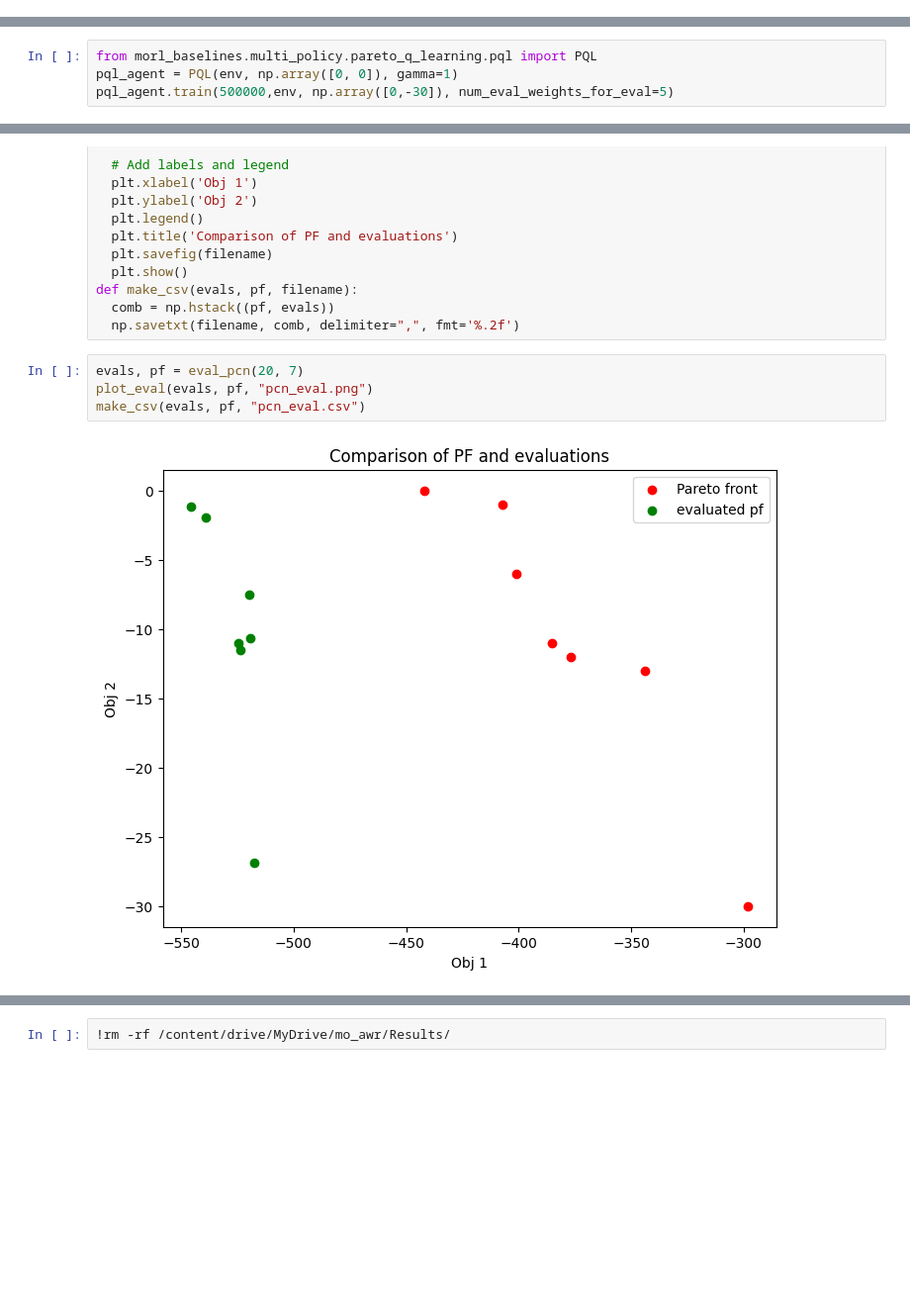
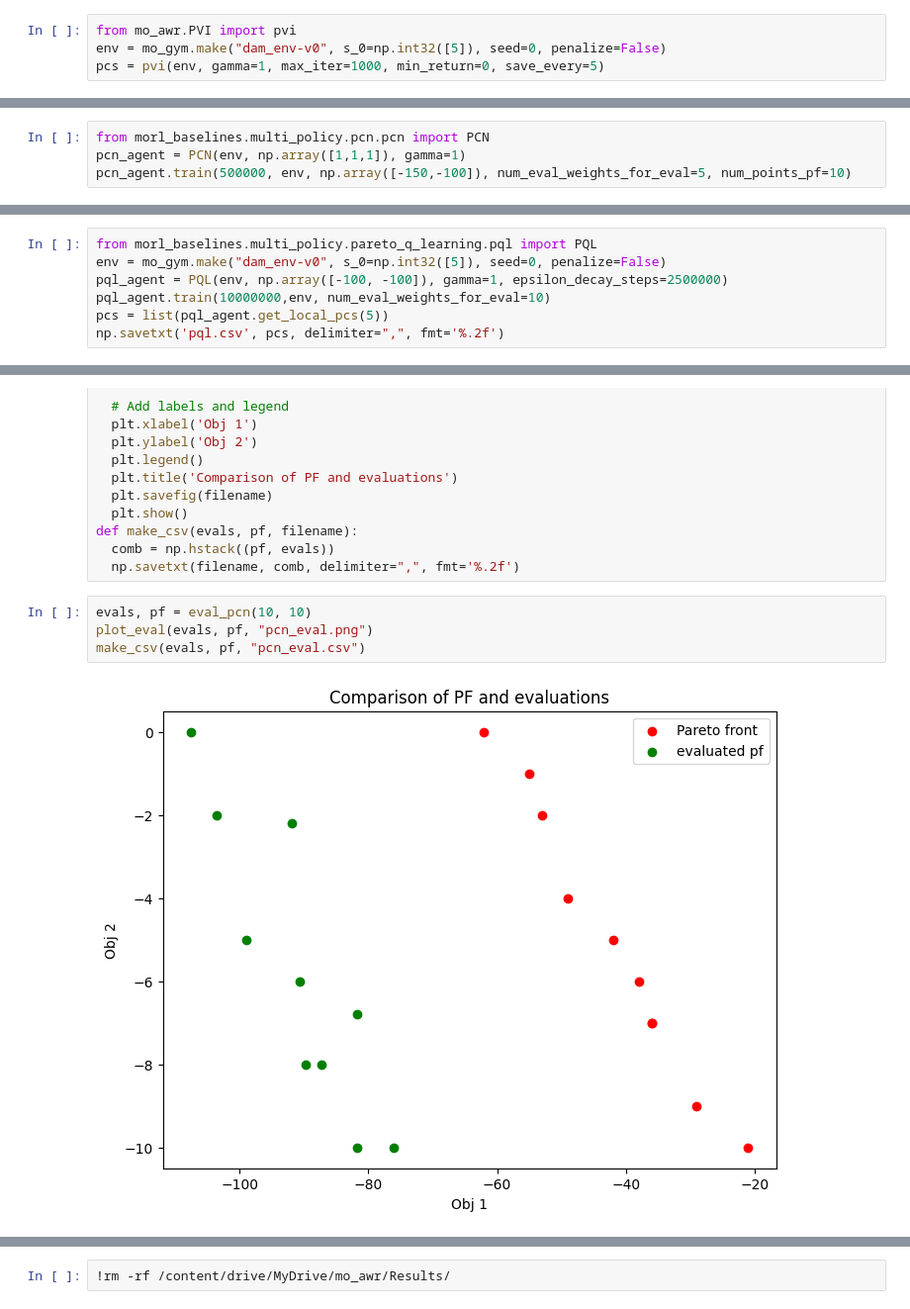
Before and after one commit to liammertens/PVCN, a Jupyter notebook: main.ipynb, the cells around one changed output, grey strips where cells are left out. Shown at 99% size. Saved outputs shown, nothing was run; the diff lists cells and outputs as text; blank space fills up the shorter version.

Commit message:
Fixed citation and imports

```diff
--- a/main.ipynb
+++ b/main.ipynb
@@ -67,0 +103,4 @@ env = mo_gym.make("dam_env-v0", s_0=np.int64([5]), seed=0, penalize=False)
+# %%
+from mo_awr.PVI import pvi
+env = mo_gym.make("dam_env-v0", s_0=np.int32([5]), seed=0, penalize=False)
+pcs = pvi(env, gamma=1, max_iter=1000, min_return=0, save_every=5)
@@ -68,5 +126,5 @@ env = mo_gym.make("dam_env-v0", s_0=np.int64([5]), seed=0, penalize=False)
 # %%
-from morl_baselines.multi_policy.pareto_q_learning.pql import PQL
-pql_agent = PQL(env, np.array([0, 0]), gamma=1)
-pql_agent.train(500000,env, np.array([0,-30]), num_eval_weights_for_eval=5)
+from morl_baselines.multi_policy.pcn.pcn import PCN
+pcn_agent = PCN(env, np.array([1,1,1]), gamma=1)
+pcn_agent.train(500000, env, np.array([-150,-100]), num_eval_weights_for_eval=5, num_points_pf=10)
 # %% [output]
@@ -79,0 +150,7 @@ KeyboardInterrupt:
+# %%
+from morl_baselines.multi_policy.pareto_q_learning.pql import PQL
+env = mo_gym.make("dam_env-v0", s_0=np.int32([5]), seed=0, penalize=False)
+pql_agent = PQL(env, np.array([-100, -100]), gamma=1, epsilon_decay_steps=2500000)
+pql_agent.train(10000000,env, num_eval_weights_for_eval=10)
+pcs = list(pql_agent.get_local_pcs(5))
+np.savetxt('pql.csv', pcs, delimiter=",", fmt='%.2f')
@@ -131,11 +222,11 @@ def make_csv(evals, pf, filename):
   comb = np.hstack((pf, evals))
   np.savetxt(filename, comb, delimiter=",", fmt='%.2f')
 # %%
-evals, pf = eval_pcn(20, 7)
+evals, pf = eval_pcn(10, 10)
 plot_eval(evals, pf, "pcn_eval.png")
 make_csv(evals, pf, "pcn_eval.csv")
 # %% [output]
-[figure, old version]
+[figure, new version]
 # %%
 !zip -r /content/drive/MyDrive/mo_awr/results.zip /content/drive/MyDrive/mo_awr/Results/
 # %% [output]
```
Also changed, not shown: parts of 17 cells of this notebook, 1 other file.
